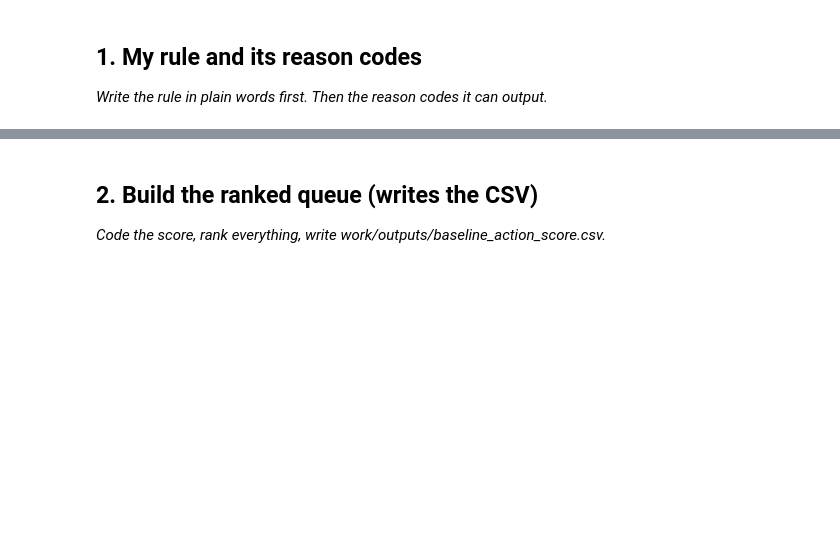
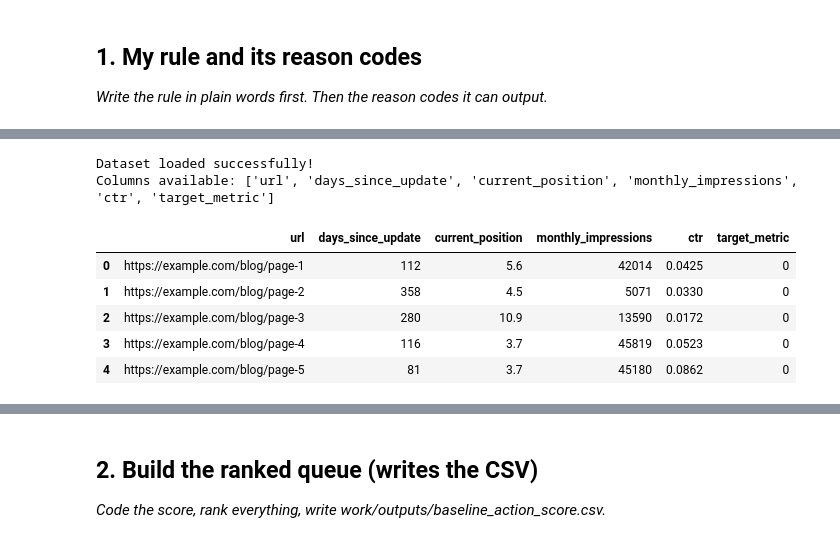
Before and after one commit to Maaz89/flyrank-ml-internship, a Jupyter notebook: work/notebooks/w04_baseline_score.ipynb, the cells around one changed output, grey strips where cells are left out. Cells and saved outputs as stored; diff of their text form; code cells hidden in the pictures; blank space fills up the shorter version.

```diff
--- a/work/notebooks/w04_baseline_score.ipynb
+++ b/work/notebooks/w04_baseline_score.ipynb
@@ -15,0 +84,18 @@ This skeleton is yours to fill. Work the sections **in order** — each one has
+# %%
+import pandas as pd
+
+# Load the generated CSV
+df = pd.read_csv('../data/flyrank_data.csv')
+
+print("Dataset loaded successfully!")
+print("Columns available:", df.columns.tolist())
+df.head()
+# %% [output]
+Dataset loaded successfully!
+Columns available: ['url', 'days_since_update', 'current_position', 'monthly_impressions', 'ctr', 'target_metric']
+|  | url | days_since_update | current_position | monthly_impressions | ctr | target_metric |
+| 0 | https://example.com/blog/page-1 | 112 | 5.6 | 42014 | 0.0425 | 0 |
+| 1 | https://example.com/blog/page-2 | 358 | 4.5 | 5071 | 0.0330 | 0 |
+| 2 | https://example.com/blog/page-3 | 280 | 10.9 | 13590 | 0.0172 | 0 |
+| 3 | https://example.com/blog/page-4 | 116 | 3.7 | 45819 | 0.0523 | 0 |
+| 4 | https://example.com/blog/page-5 | 81 | 3.7 | 45180 | 0.0862 | 0 |
```
Also changed, not shown: parts of 7 cells of this notebook.
